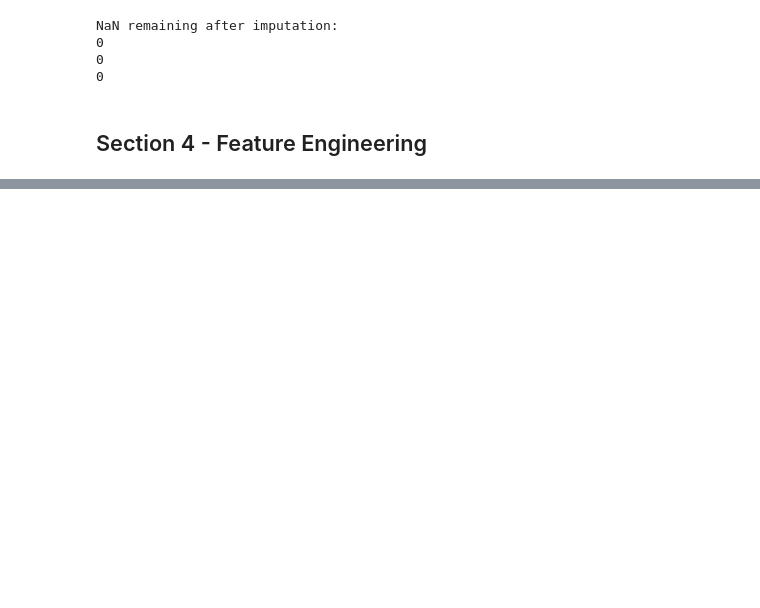
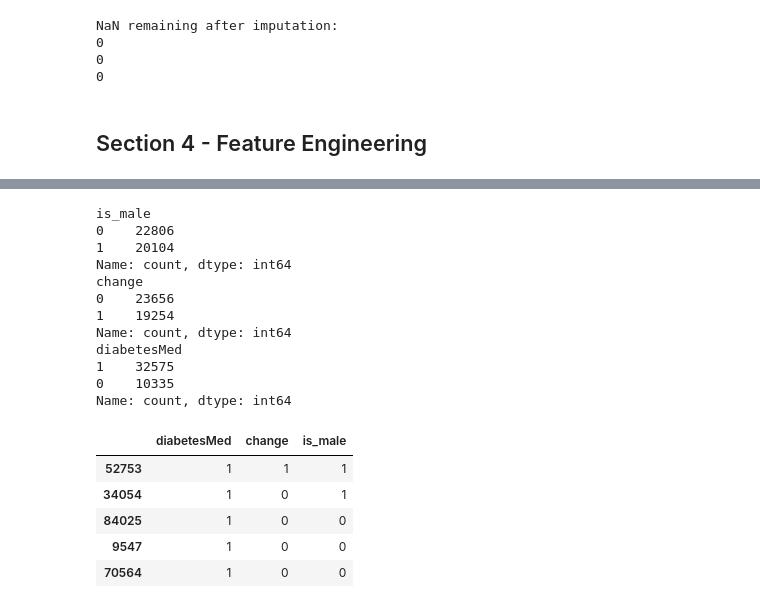
Before and after one commit to eliasLM-dev/Diabetes-readmission-ml-pipeline, a Jupyter notebook: notebooks/02_preprocessing_and_feature_engineering.ipynb, the cells around one changed output, grey strips where cells are left out. Cells and saved outputs as stored; diff of their text form; code cells hidden in the pictures; blank space fills up the shorter version.

```diff
--- a/notebooks/02_preprocessing_and_feature_engineering.ipynb
+++ b/notebooks/02_preprocessing_and_feature_engineering.ipynb
@@ -1202,0 +435,11 @@ Name: proportion, dtype: float64
+# %%
+age_mapping = {
+    '[0-10)': 5, '[10-20)': 15, '[20-30)': 25,
+    '[30-40)': 35, '[40-50)': 45, '[50-60)': 55,
+    '[60-70)': 65, '[70-80)': 75, '[80-90)': 85,
+    '[90-100)': 95
+}
+
+X_train['age'] = X_train['age'].astype(str).map(age_mapping)
+
+X_train['age'].value_counts(normalize=True).sort_index()
@@ -1202,0 +568,45 @@ Name: proportion, dtype: float64
+# %%
+# Gender
+X_train['is_male'] = (X_train['gender'] == 'Male').astype(int)
+X_val['is_male'] = (X_val['gender'] == 'Male').astype(int)
+X_test['is_male'] = (X_test['gender'] == 'Male').astype(int)
+X_train.drop(columns=['gender'], inplace=True)
+X_val.drop(columns=['gender'], inplace=True)
+X_test.drop(columns=['gender'], inplace=True)
+
+# Change
+X_train['change'] = (X_train['change'] == 'Ch').astype(int)
+X_val['change'] = (X_val['change'] == 'Ch').astype(int)
+X_test['change'] = (X_test['change'] == 'Ch').astype(int)
+
+# diabetesMed
+X_train['diabetesMed'] = (X_train['diabetesMed'] == 'Yes').astype(int)
+X_val['diabetesMed'] = (X_val['diabetesMed'] == 'Yes').astype(int)
+X_test['diabetesMed'] = (X_test['diabetesMed'] == 'Yes').astype(int)
+# %%
+# Verifying the new binary features distributions
+print(X_train['is_male'].value_counts())
+print(X_train['change'].value_counts())
+print(X_train['diabetesMed'].value_counts())
+
+# Checking the first few rows of the new binary features
+X_train[['diabetesMed', 'change', 'is_male']].head()
+# %% [output]
+is_male
+0    22806
+1    20104
+Name: count, dtype: int64
+change
+0    23656
+1    19254
+Name: count, dtype: int64
+diabetesMed
+1    32575
+0    10335
+Name: count, dtype: int64
+|  | diabetesMed | change | is_male |
+| 52753 | 1 | 1 | 1 |
+| 34054 | 1 | 0 | 1 |
+| 84025 | 1 | 0 | 0 |
+| 9547 | 1 | 0 | 0 |
+| 70564 | 1 | 0 | 0 |
```
Also changed, not shown: parts of 100 cells of this notebook, 2 other files.
